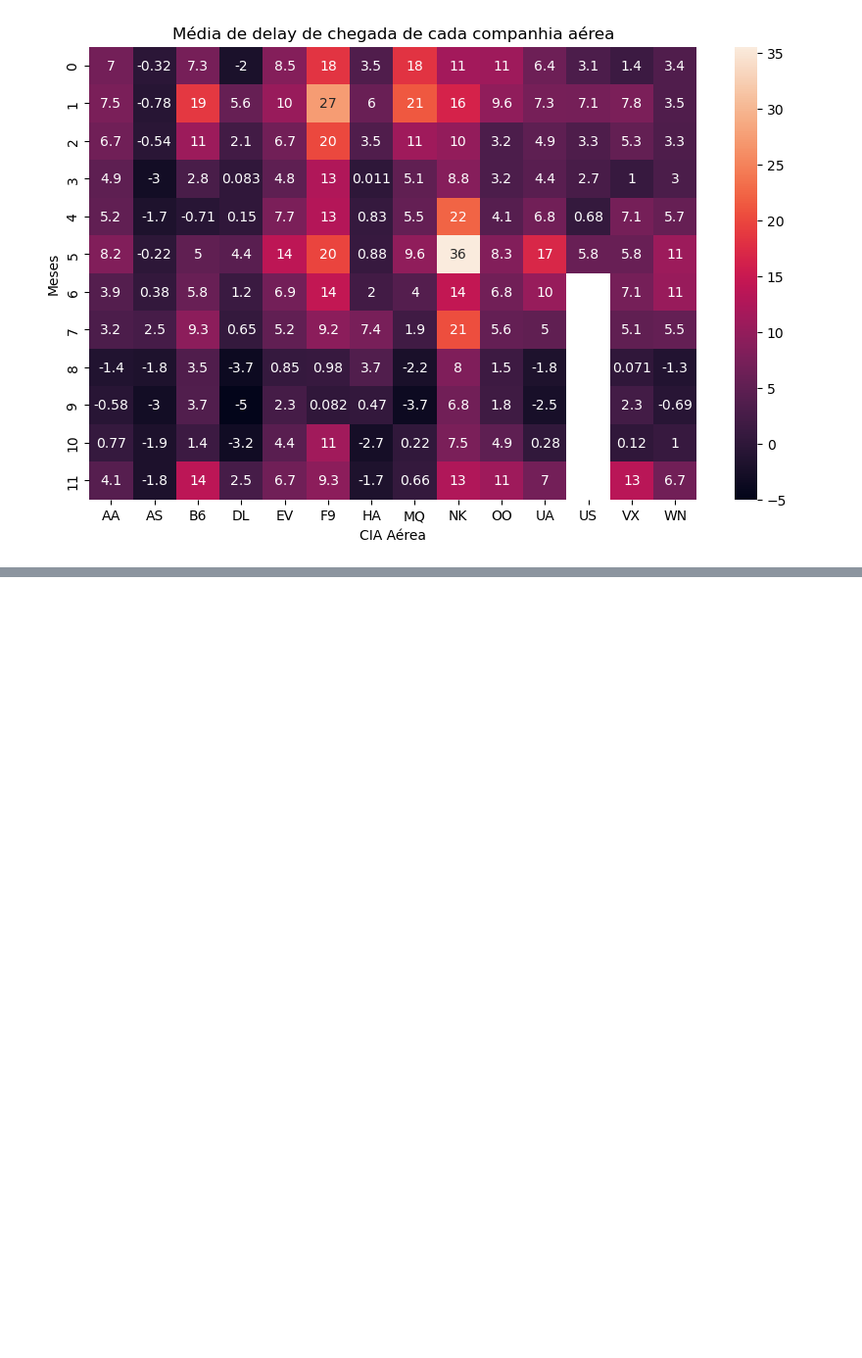
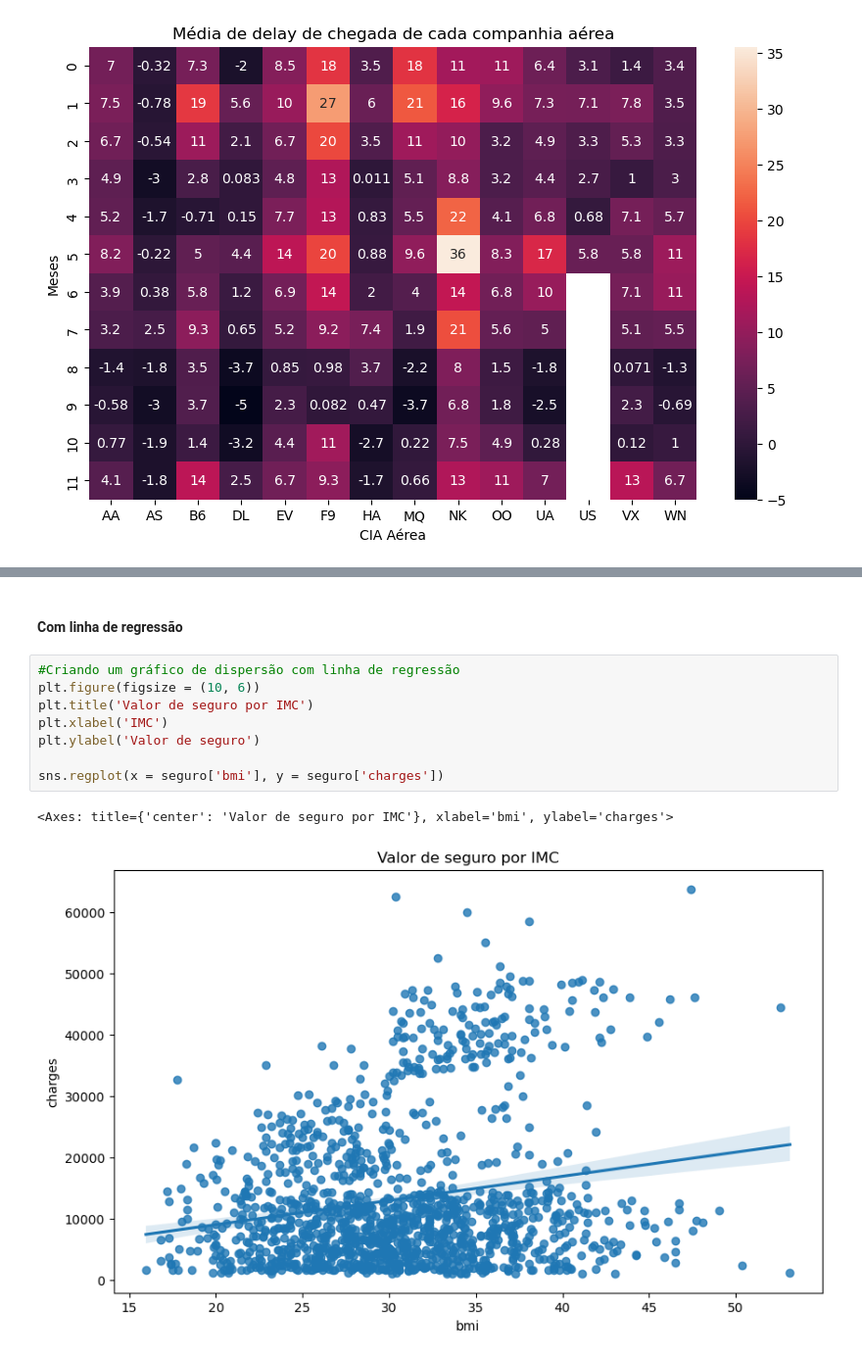
Before and after one commit to marcoapss98/Estudo_Bibliotecas, a Jupyter notebook: Seaborn.ipynb, the cells around one changed output, grey strips where cells are left out. Shown at 98% size. Cells and saved outputs as stored; diff of their text form; blank space fills up the shorter version.

```diff
--- a/Seaborn.ipynb
+++ b/Seaborn.ipynb
@@ -92,0 +120,13 @@ Text(0.5, 36.72222222222221, 'CIA Aérea')
+# %% [markdown]
+#### Com linha de regressão
+# %%
+#Criando um gráfico de dispersão com linha de regressão
+plt.figure(figsize = (10, 6))
+plt.title('Valor de seguro por IMC')
+plt.xlabel('IMC')
+plt.ylabel('Valor de seguro')
+
+sns.regplot(x = seguro['bmi'], y = seguro['charges'])
+# %% [output]
+<Axes: title={'center': 'Valor de seguro por IMC'}, xlabel='bmi', ylabel='charges'>
+[figure, added]
```
Also changed, not shown: parts of 12 cells of this notebook.
